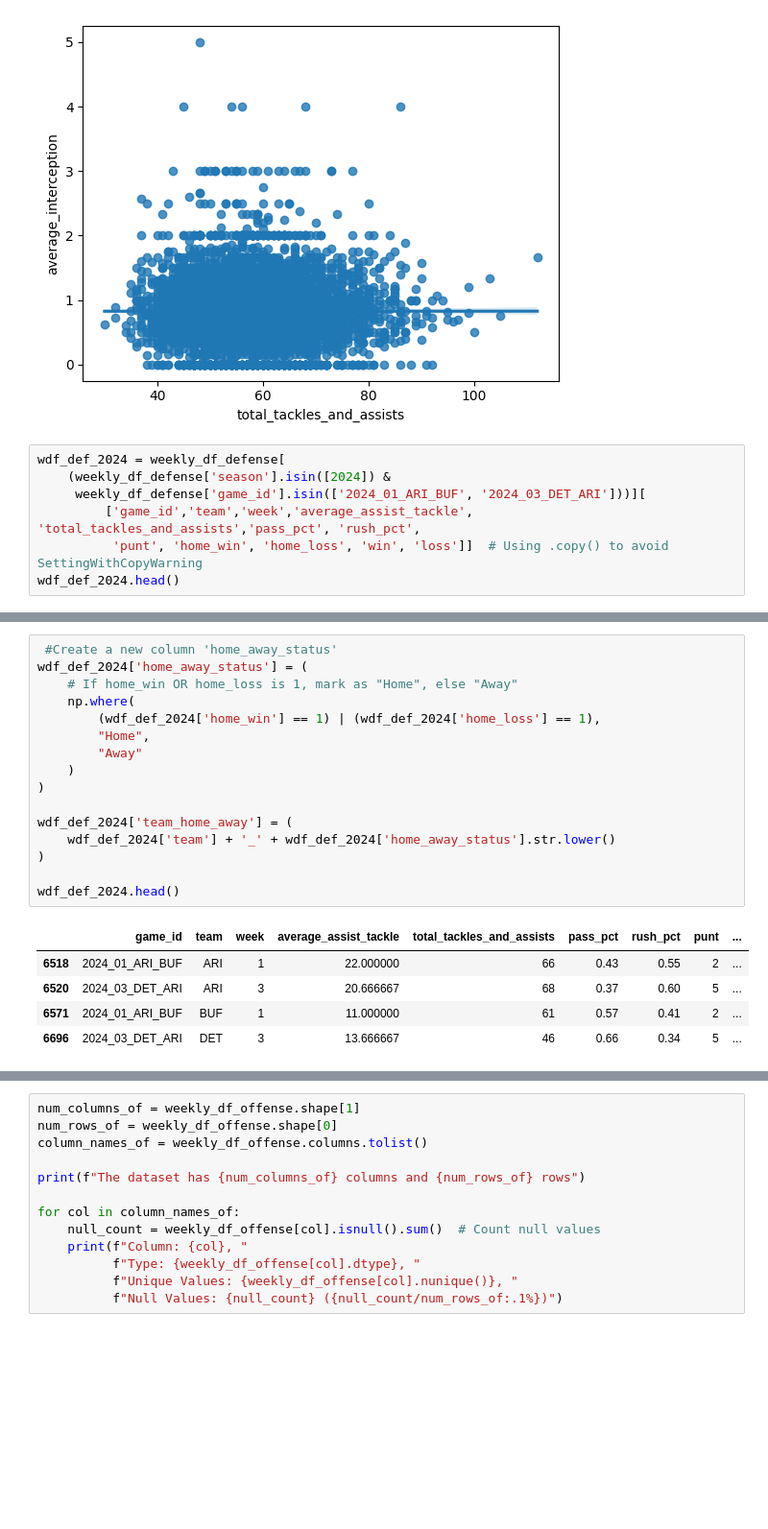
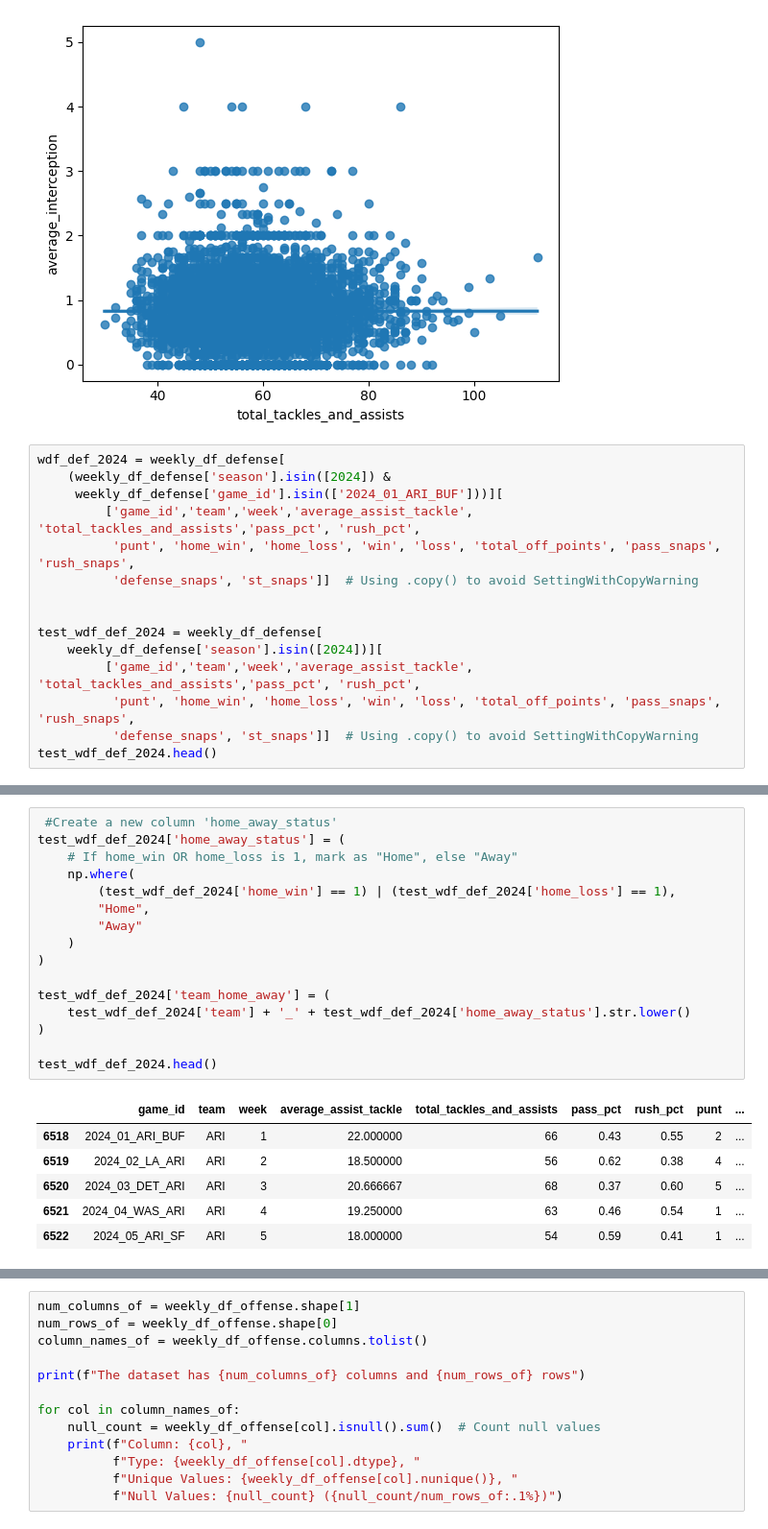
Before and after one commit to Ejaramillo1/nfl_ml_project, a Jupyter notebook: notebook/data/EDA_NFL_Team_metrics.ipynb, the cells around one changed output, grey strips where cells are left out. Shown at 96% size. Saved outputs shown, nothing was run; the diff lists cells and outputs as text; blank space fills up the shorter version.

```diff
--- a/notebook/data/EDA_NFL_Team_metrics.ipynb
+++ b/notebook/data/EDA_NFL_Team_metrics.ipynb
@@ -201,10 +201,18 @@ sns.regplot(data=weekly_df_defense, x = 'total_tackles_and_assists' , y= 'averag
 # %%
 wdf_def_2024 = weekly_df_defense[
     (weekly_df_defense['season'].isin([2024]) &
-     weekly_df_defense['game_id'].isin(['2024_01_ARI_BUF', '2024_03_DET_ARI']))][
+     weekly_df_defense['game_id'].isin(['2024_01_ARI_BUF']))][
          ['game_id','team','week','average_assist_tackle', 'total_tackles_and_assists','pass_pct', 'rush_pct',
-          'punt', 'home_win', 'home_loss', 'win', 'loss']]  # Using .copy() to avoid SettingWithCopyWarning
-wdf_def_2024.head()
+          'punt', 'home_win', 'home_loss', 'win', 'loss', 'total_off_points', 'pass_snaps', 'rush_snaps',
+          'defense_snaps', 'st_snaps']]  # Using .copy() to avoid SettingWithCopyWarning
+
+
+test_wdf_def_2024 = weekly_df_defense[
+    weekly_df_defense['season'].isin([2024])][
+         ['game_id','team','week','average_assist_tackle', 'total_tackles_and_assists','pass_pct', 'rush_pct',
+          'punt', 'home_win', 'home_loss', 'win', 'loss', 'total_off_points', 'pass_snaps', 'rush_snaps',
+          'defense_snaps', 'st_snaps']]  # Using .copy() to avoid SettingWithCopyWarning
+test_wdf_def_2024.head()
 # %% [output]
 |  | game_id | team | week | average_assist_tackle | total_tackles_and_assists | pass_pct | rush_pct | punt | ... |
 | 6518 | 2024_01_ARI_BUF | ARI | 1 | 22.000000 | 66 | 0.43 | 0.55 | 2 | ... |
@@ -214,22 +223,23 @@ wdf_def_2024.head()
 # %%
  #Create a new column 'home_away_status'
-wdf_def_2024['home_away_status'] = (
+test_wdf_def_2024['home_away_status'] = (
     # If home_win OR home_loss is 1, mark as "Home", else "Away"
     np.where(
-        (wdf_def_2024['home_win'] == 1) | (wdf_def_2024['home_loss'] == 1),
+        (test_wdf_def_2024['home_win'] == 1) | (test_wdf_def_2024['home_loss'] == 1),
         "Home",
         "Away"
     )
 )
 
-wdf_def_2024['team_home_away'] = (
-    wdf_def_2024['team'] + '_' + wdf_def_2024['home_away_status'].str.lower()
+test_wdf_def_2024['team_home_away'] = (
+    test_wdf_def_2024['team'] + '_' + test_wdf_def_2024['home_away_status'].str.lower()
 )
 
-wdf_def_2024.head()
+test_wdf_def_2024.head()
 # %% [output]
 |  | game_id | team | week | average_assist_tackle | total_tackles_and_assists | pass_pct | rush_pct | punt | ... |
 | 6518 | 2024_01_ARI_BUF | ARI | 1 | 22.000000 | 66 | 0.43 | 0.55 | 2 | ... |
+| 6519 | 2024_02_LA_ARI | ARI | 2 | 18.500000 | 56 | 0.62 | 0.38 | 4 | ... |
 | 6520 | 2024_03_DET_ARI | ARI | 3 | 20.666667 | 68 | 0.37 | 0.60 | 5 | ... |
-| 6571 | 2024_01_ARI_BUF | BUF | 1 | 11.000000 | 61 | 0.57 | 0.41 | 2 | ... |
-| 6696 | 2024_03_DET_ARI | DET | 3 | 13.666667 | 46 | 0.66 | 0.34 | 5 | ... |
+| 6521 | 2024_04_WAS_ARI | ARI | 4 | 19.250000 | 63 | 0.46 | 0.54 | 1 | ... |
+| 6522 | 2024_05_ARI_SF | ARI | 5 | 18.000000 | 54 | 0.59 | 0.41 | 1 | ... |
```
Also changed, not shown: parts of 9 cells of this notebook.
